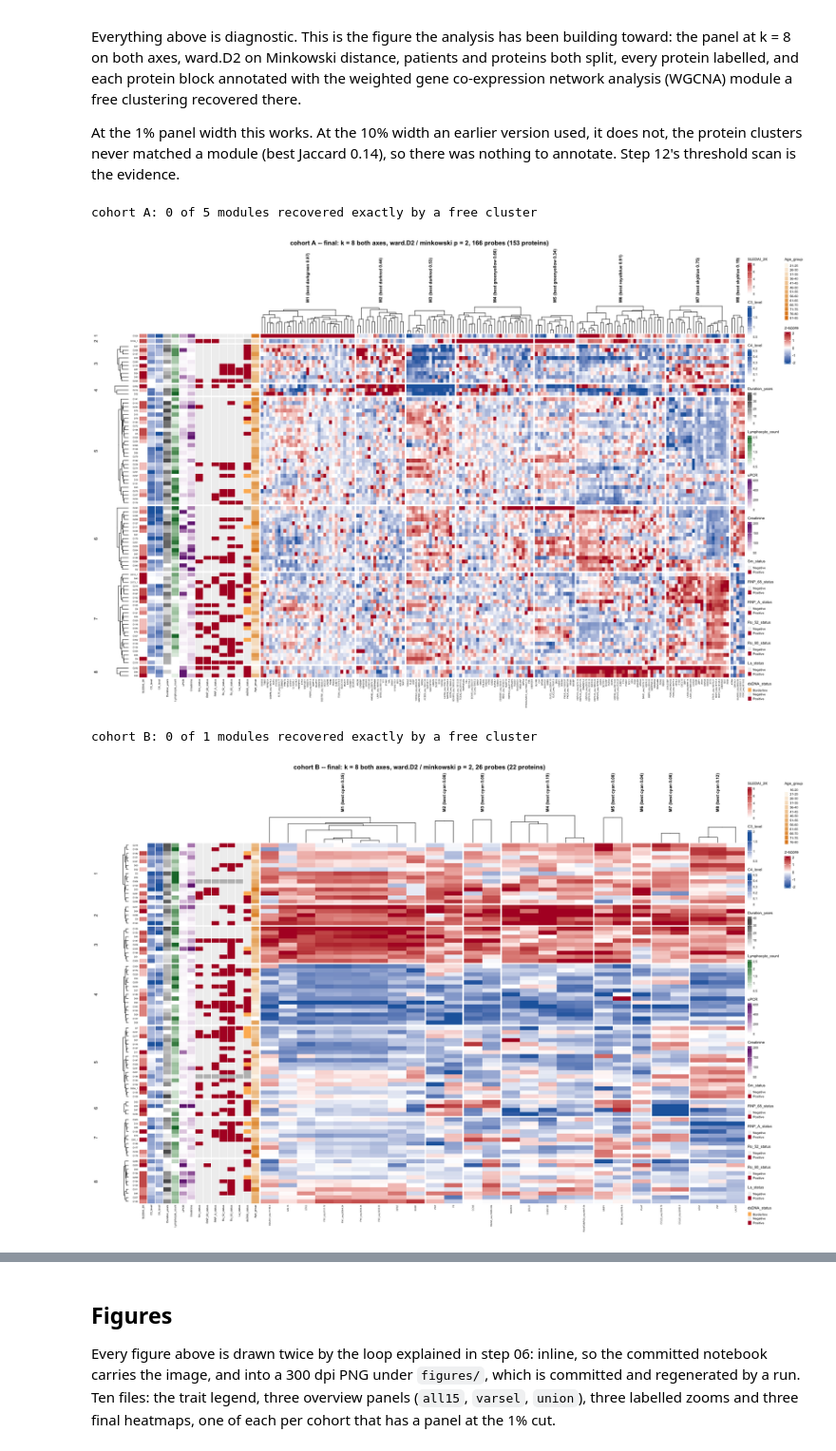
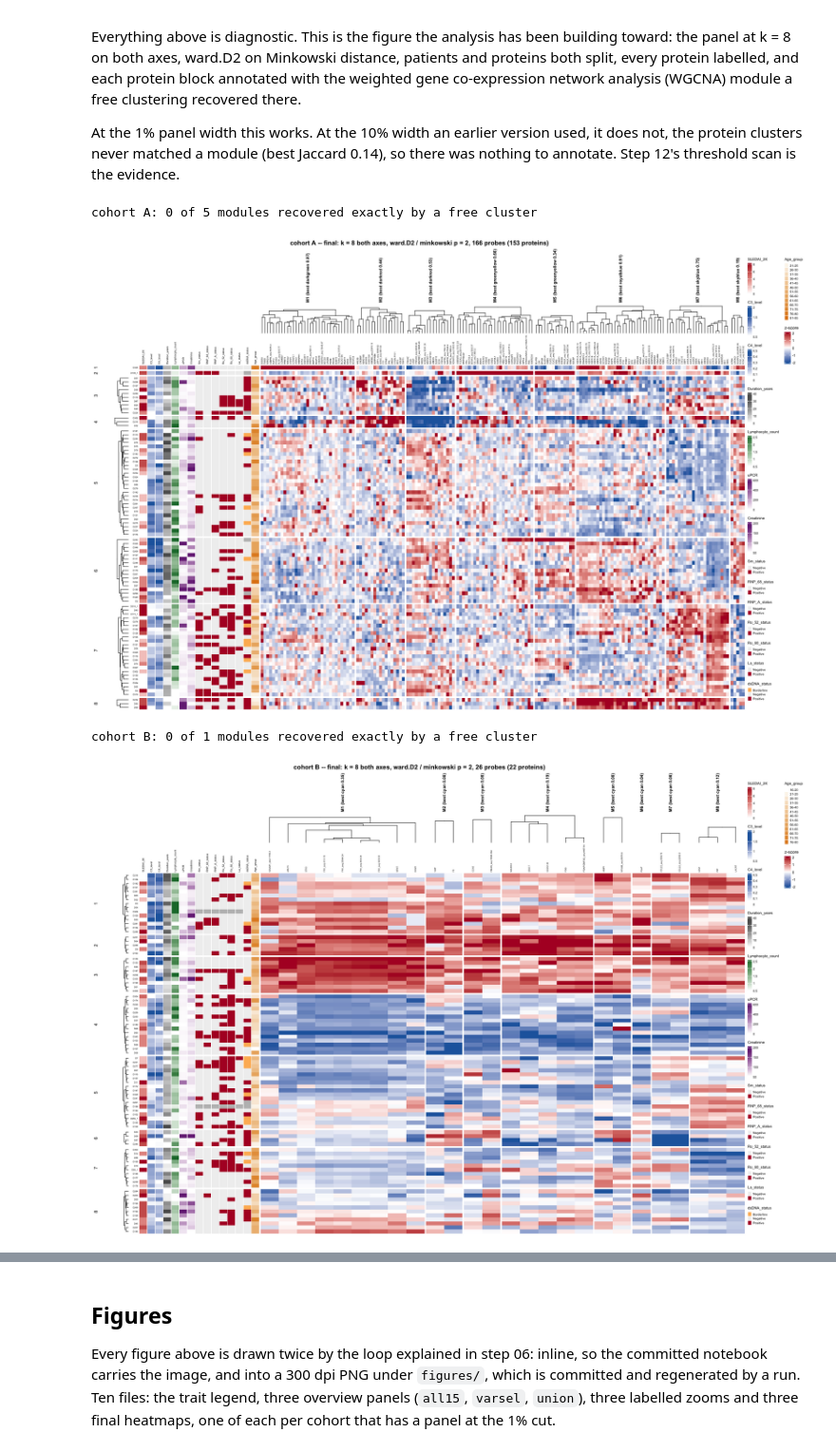
Before and after one commit to NIH-NLM/endotypes-proteomics, a Jupyter notebook: ipynb/14_heatmaps.ipynb, the cells around one changed output, grey strips where cells are left out. Shown at 95% size. Cells and saved outputs as stored; diff of their text form; code cells hidden in the pictures.

Commit message:
figures (#16)

```diff
--- a/ipynb/14_heatmaps.ipynb
+++ b/ipynb/14_heatmaps.ipynb
@@ -247,7 +251,9 @@ if (nm %in% names(RES)) {
         row_split=4, cluster_rows=r$hclust$hr, cluster_row_slices=FALSE,
         cluster_columns=TRUE, clustering_distance_columns=dmink, clustering_method_columns=LINK,
         show_row_dend=TRUE, row_dend_side="left", row_dend_width=unit(8,"mm"),
-        show_row_names=FALSE,
+        # the patient tree was drawn without patient names, so you could see the
+        # structure and not who was in it. Names go beside their own dendrogram.
+        show_row_names=TRUE, row_names_side="left", row_names_gp=gpar(fontsize=3),
         show_column_dend=TRUE, column_dend_side="top", column_dend_height=unit(12,"mm"),
         show_column_names=TRUE, column_names_side="top", column_names_gp=gpar(fontsize=5),
         row_title_gp=gpar(fontsize=7), show_heatmap_legend=(i==1),
@@ -288,7 +294,9 @@ if (nm %in% names(RES)) {
         row_split=4, cluster_rows=r$hclust$hr, cluster_row_slices=FALSE,
         cluster_columns=TRUE, clustering_distance_columns=dmink, clustering_method_columns=LINK,
         show_row_dend=TRUE, row_dend_side="left", row_dend_width=unit(8,"mm"),
-        show_row_names=FALSE,
+        # the patient tree was drawn without patient names, so you could see the
+        # structure and not who was in it. Names go beside their own dendrogram.
+        show_row_names=TRUE, row_names_side="left", row_names_gp=gpar(fontsize=3),
         show_column_dend=TRUE, column_dend_side="top", column_dend_height=unit(12,"mm"),
         show_column_names=TRUE, column_names_side="top", column_names_gp=gpar(fontsize=5),
         row_title_gp=gpar(fontsize=7), show_heatmap_legend=(i==1),
@@ -329,7 +337,9 @@ if (nm %in% names(RES)) {
         row_split=4, cluster_rows=r$hclust$hr, cluster_row_slices=FALSE,
         cluster_columns=TRUE, clustering_distance_columns=dmink, clustering_method_columns=LINK,
         show_row_dend=TRUE, row_dend_side="left", row_dend_width=unit(8,"mm"),
-        show_row_names=FALSE,
+        # the patient tree was drawn without patient names, so you could see the
+        # structure and not who was in it. Names go beside their own dendrogram.
+        show_row_names=TRUE, row_names_side="left", row_names_gp=gpar(fontsize=3),
         show_column_dend=TRUE, column_dend_side="top", column_dend_height=unit(12,"mm"),
         show_column_names=TRUE, column_names_side="top", column_names_gp=gpar(fontsize=5),
         row_title_gp=gpar(fontsize=7), show_heatmap_legend=(i==1),
@@ -412,8 +422,11 @@ if (nm %in% names(RES)) {
       cluster_row_slices = FALSE, cluster_column_slices = FALSE,
       show_row_dend = TRUE,  row_dend_side = "left", row_dend_width = unit(18, "mm"),
       show_row_names = TRUE, row_names_side = "left", row_names_gp = gpar(fontsize = 4),
+      # Names go on the SAME side as their dendrogram, both axes. With the protein
+      # names at the bottom and their tree at the top you have to cross the whole
+      # figure to match a leaf to a label.
       show_column_dend = TRUE, column_dend_side = "top", column_dend_height = unit(18, "mm"),
-      show_column_names = TRUE, column_names_side = "bottom",
+      show_column_names = TRUE, column_names_side = "top",
       column_names_gp = gpar(fontsize = 4),
       column_title_gp = gpar(fontsize = 8, fontface = "bold"), column_title_rot = 90,
       row_title_gp = gpar(fontsize = 9),
@@ -435,7 +448,7 @@ if (nm %in% names(RES)) {
 } else cat("cohort", s, "has no all15 panel at the 1% cut\n")
 # %% [output]
 cohort A: 0 of 5 modules recovered exactly by a free cluster
-[figure, old version]
+[figure, new version]
 # %%
 s <- "B"
 nm <- paste(s, "all15")
@@ -461,35 +474,38 @@ if (nm %in% names(RES)) {
       # object, so their trees are rebuilt per slice with the same distance and
       # linkage. Same geometry, named blocks.
       cluster_rows = r$hclust$hr,
       cluster_columns = TRUE,
       clustering_distance_columns = dmink, clustering_method_columns = LINK,
       cluster_row_slices = FALSE, cluster_column_slices = FALSE,
       show_row_dend = TRUE,  row_dend_side = "left", row_dend_width = unit(18, "mm"),
       show_row_names = TRUE, row_names_side = "left", row_names_gp = gpar(fontsize = 4),
+      # Names go on the SAME side as their dendrogram, both axes. With the protein
+      # names at the bottom and their tree at the top you have to cross the whole
+      # figure to match a leaf to a label.
       show_column_dend = TRUE, column_dend_side = "top", column_dend_height = unit(18, "mm"),
-      show_column_names = TRUE, column_names_side = "bottom",
+      show_column_names = TRUE, column_names_side = "top",
       column_names_gp = gpar(fontsize = 4),
       column_title_gp = gpar(fontsize = 8, fontface = "bold"), column_title_rot = 90,
       row_title_gp = gpar(fontsize = 9),
       left_annotation = trait_annotation(s, rownames(Z), d$traits, TRUE),
       heatmap_legend_param = list(labels_gp = gpar(fontsize = 7), title_gp = gpar(fontsize = 8))),
       column_title = sprintf("cohort %s -- final: k = %d both axes, ward.D2 / minkowski p = %d, %s",
                              s, FINAL_K, MINK_P, size_str(d$sel)),
       column_title_gp = gpar(fontsize = 12, fontface = "bold"))
   }
   options(repr.plot.width = 18.8, repr.plot.height = 12.5)
   for (device in c("inline", "png")) {             # the loop is explained in step 06
     if (device == "png") png(fig("14_final_heatmap_%s.png", s),
                              width = 18.8, height = 12.5, units = "in", res = 300)
     figure()
     if (device == "png") invisible(dev.off())
   }
   cat(sprintf("cohort %s: %d of %d modules recovered exactly by a free cluster\n",
               s, sum(!grepl("^M[0-9]", lab)), length(setdiff(unique(r$mods), "grey"))))
 } else cat("cohort", s, "has no all15 panel at the 1% cut\n")
 # %% [output]
 cohort B: 0 of 1 modules recovered exactly by a free cluster
-[figure, old version]
+[figure, new version]
 # %%
 s <- "C"
 nm <- paste(s, "all15")
```
Also changed, not shown: parts of 9 cells of this notebook, 26 other files.
